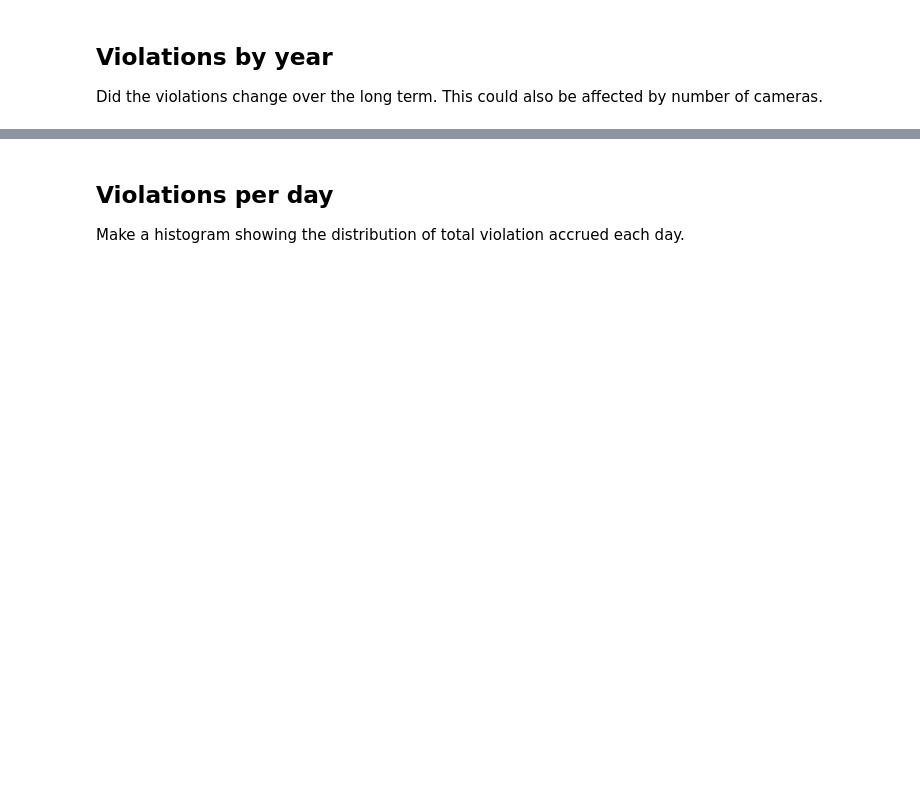
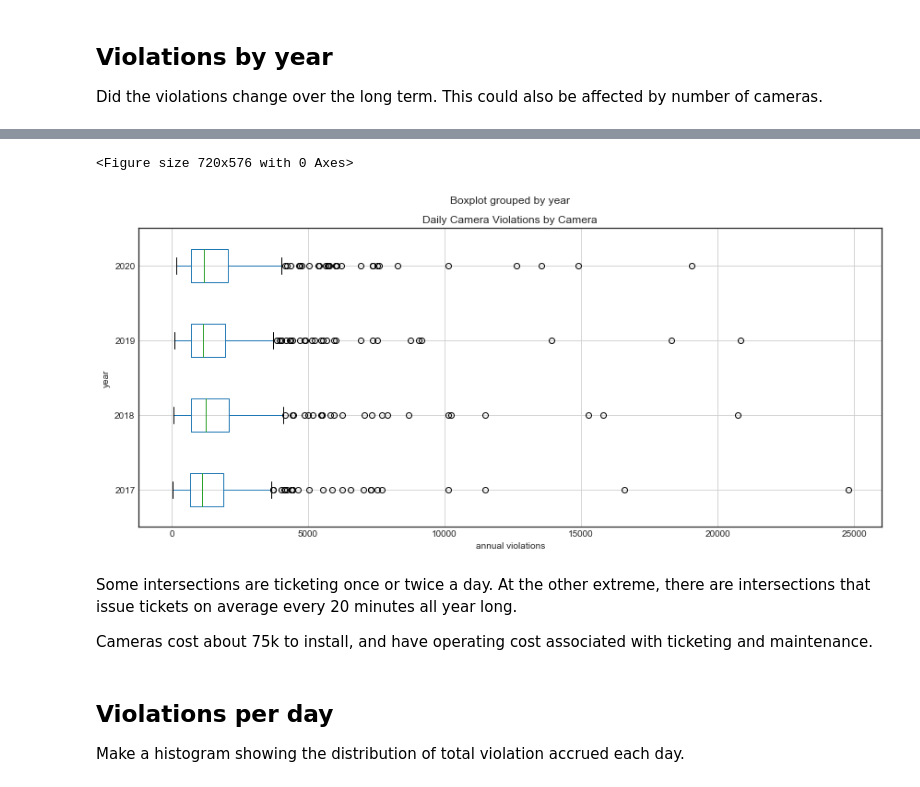
Before and after one commit to sciencelee/chicago-red-light-cameras, a Jupyter notebook: 02-eda.ipynb, the cells around one changed output, grey strips where cells are left out. Cells and saved outputs as stored; diff of their text form; code cells hidden in the pictures; blank space fills up the shorter version.

```diff
--- a/02-eda.ipynb
+++ b/02-eda.ipynb
@@ -29,5 +35,5 @@ warnings.filterwarnings('ignore')
 # %%
 # file rlc2.db can be downloaded from
 # https://drive.google.com/file/d/1qIwCtdU1G7FtK4fCaB5mwa4QUGQNesKa/view?usp=sharing
-conn = create_connection('database/rlc2.db')  # function from myfuncs file
+conn = create_connection('database/rlc.db')  # function from myfuncs file
 c = conn.cursor()
@@ -105,16 +146,23 @@ ax4.get_legend().remove()
 # %%
 # plotly is not supported with boxplot
 plt.figure(figsize=[10,8])
 #signal_df.groupby(['camera_id'])['violations'].sum().reset_index().boxplot('violations')
 #signaldf.groupby(['year', 'camera_id']).sum().reset_index().boxplot(by='year')
 
 #signal_df.groupbyboxplot(column=['SepalLength'], by='Name', ax=ax)
 ax5 = signal_df[signal_df['year']<2021].groupby(['year', 'camera_id']).sum().reset_index()[['year', 'violations']].boxplot(by='year', vert=False, figsize=[14,6])
-plt.xlabel('daily violations')
+plt.xlabel('annual violations')
 plt.ylabel('year')
 plt.title('Daily Camera Violations by Camera')
 
 plt.show()
+# %% [output]
+<Figure size 720x576 with 0 Axes>
+[figure, added]
+# %% [markdown]
+Some intersections are ticketing once or twice a day.  At the other extreme, there are intersections that issue tickets on average every 20 minutes all year long.
+
+Cameras cost about 75k to install, and have operating cost associated with ticketing and maintenance.
 # %% [markdown]
 ## Violations per day
 
```
Also changed, not shown: parts of 60 cells of this notebook, 2 other files.
